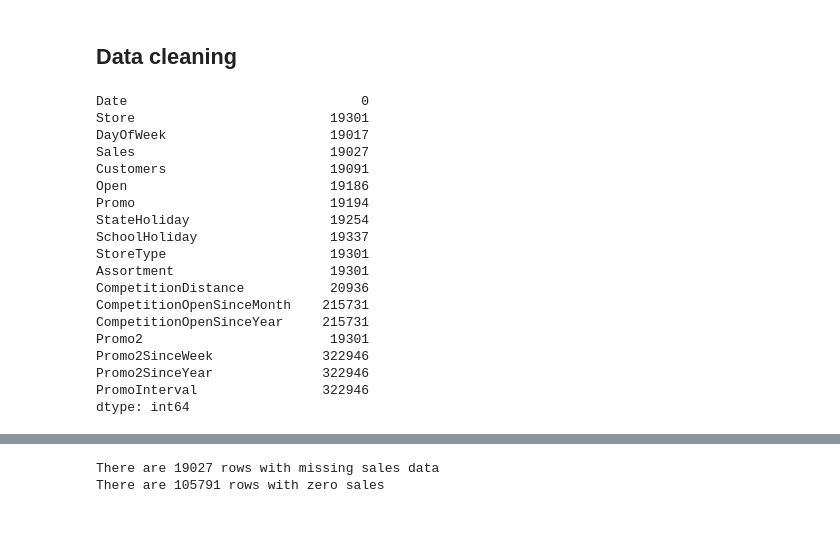
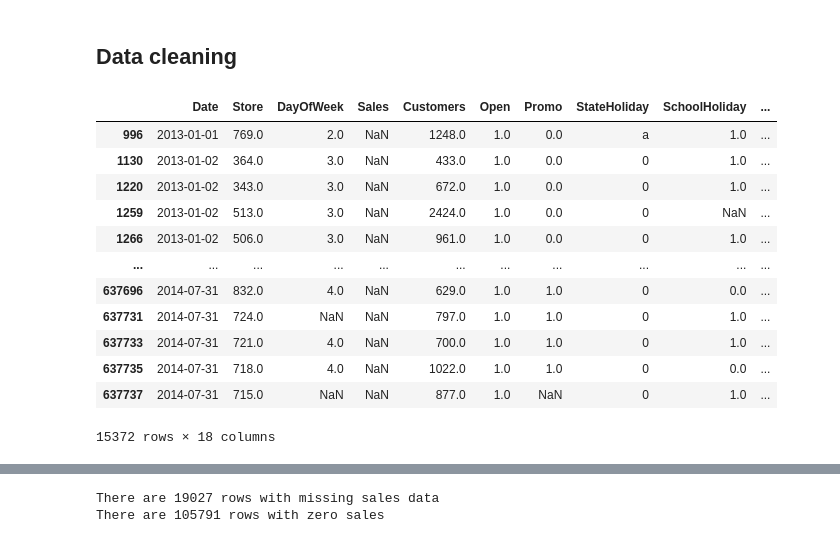
Before and after one commit to sb-olr/DSR-rossmann-competition, a Jupyter notebook: notebooks/data_exploration.ipynb, the cells around one changed output, grey strips where cells are left out. Drawn from its saved outputs; the diff is of its cells as text; code cells hidden in the pictures.

Commit message:
edit data cleaning

```diff
--- a/notebooks/data_exploration.ipynb
+++ b/notebooks/data_exploration.ipynb
@@ -75,26 +75,19 @@ Index(['Date', 'Store', 'DayOfWeek', 'Sales', 'Customers', 'Open', 'Promo',
 (637774, 18)
 # %% [markdown]
 ## Data cleaning
-# %%
-# initial missing values
-data.isnull().sum()
-# %% [output]
-Date                              0
-Store                         19301
-DayOfWeek                     19017
-Sales                         19027
-Customers                     19091
-Open                          19186
-Promo                         19194
-StateHoliday                  19254
-SchoolHoliday                 19337
-StoreType                     19301
-Assortment                    19301
-CompetitionDistance           20936
-CompetitionOpenSinceMonth    215731
-CompetitionOpenSinceYear     215731
-Promo2                        19301
-Promo2SinceWeek              322946
-Promo2SinceYear              322946
-PromoInterval                322946
-dtype: int64
+# %%
+data.loc[(data["Open"] == 1) & (data["Sales"].isna() )]
+# %% [output]
+|  | Date | Store | DayOfWeek | Sales | Customers | Open | Promo | StateHoliday | SchoolHoliday | ... |
+| 996 | 2013-01-01 | 769.0 | 2.0 | NaN | 1248.0 | 1.0 | 0.0 | a | 1.0 | ... |
+| 1130 | 2013-01-02 | 364.0 | 3.0 | NaN | 433.0 | 1.0 | 0.0 | 0 | 1.0 | ... |
+| 1220 | 2013-01-02 | 343.0 | 3.0 | NaN | 672.0 | 1.0 | 0.0 | 0 | 1.0 | ... |
+| 1259 | 2013-01-02 | 513.0 | 3.0 | NaN | 2424.0 | 1.0 | 0.0 | 0 | NaN | ... |
+| 1266 | 2013-01-02 | 506.0 | 3.0 | NaN | 961.0 | 1.0 | 0.0 | 0 | 1.0 | ... |
+| ... | ... | ... | ... | ... | ... | ... | ... | ... | ... | ... |
+| 637696 | 2014-07-31 | 832.0 | 4.0 | NaN | 629.0 | 1.0 | 1.0 | 0 | 0.0 | ... |
+| 637731 | 2014-07-31 | 724.0 | NaN | NaN | 797.0 | 1.0 | 1.0 | 0 | 1.0 | ... |
+| 637733 | 2014-07-31 | 721.0 | 4.0 | NaN | 700.0 | 1.0 | 1.0 | 0 | 1.0 | ... |
+| 637735 | 2014-07-31 | 718.0 | 4.0 | NaN | 1022.0 | 1.0 | 1.0 | 0 | 0.0 | ... |
+| 637737 | 2014-07-31 | 715.0 | NaN | NaN | 877.0 | 1.0 | NaN | 0 | 1.0 | ... |
+15372 rows × 18 columns
```
Also changed, not shown: parts of 16 cells of this notebook, 1 other file.
